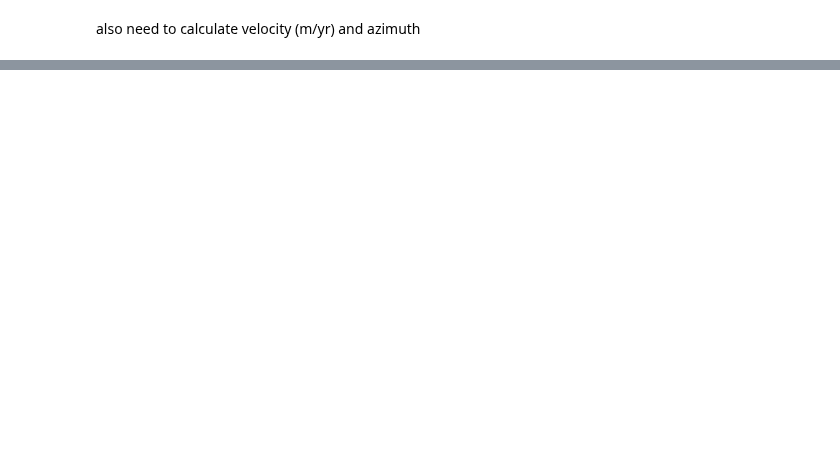
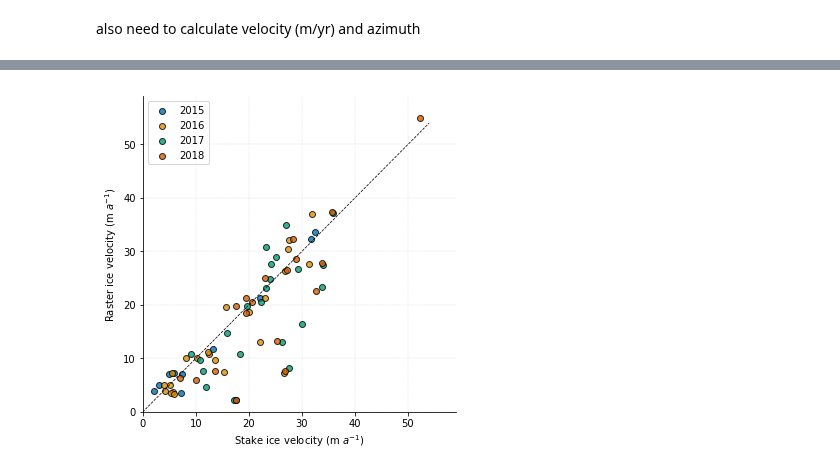
Before and after one commit to bpelto/ice_dynamics, a Jupyter notebook: stake_velocity.ipynb, the cells around one changed output, grey strips where cells are left out. Cells and saved outputs as stored; diff of their text form; code cells hidden in the pictures; blank space fills up the shorter version.

```diff
--- a/stake_velocity.ipynb
+++ b/stake_velocity.ipynb
@@ -183,0 +451,2 @@ SyntaxError: invalid syntax (<ipython-input-28-5f4d26e8ed5d>, line 4)
+# %%
+D['VV_d']=D.dh-D.B_dh
@@ -183,0 +477,3 @@ SyntaxError: invalid syntax (<ipython-input-28-5f4d26e8ed5d>, line 4)
+# %%
+D_kok = pd.read_csv('/home/pelto/Desktop/ice_flux/Kokanee/'+'kokanee_vel_diff.csv')
+D_kok
@@ -183,0 +493,4 @@ SyntaxError: invalid syntax (<ipython-input-28-5f4d26e8ed5d>, line 4)
+# %%
+D_con= pd.DataFrame(D)
+DD=pd.concat([D_con, D_kok], sort=False)# ignore_index=True)
+DD
@@ -183,0 +570,29 @@ SyntaxError: invalid syntax (<ipython-input-28-5f4d26e8ed5d>, line 4)
+# %%
+DD.Year = df.Year.astype(int)
+# %%
+import seaborn as sns
+# for name in glacier:
+#     V=dt[dt.glacier==name]
+#     print
+# for i in D.Year:
+#     D.Year[i]=int(D.Year[i])
+
+
+# plt.figure(figsize=(4,4))#(3.34,3.34))
+
+# plt.plot(np.arange(0, 290), np.arange(0, 290), 'k--', linewidth=0.5, zorder=1)
+
+# Use the 'hue' argument to provide a factor variable
+g= sns.lmplot( x="velocity", y="vz", data=DD, fit_reg=False, hue='Year', legend=False, palette='colorblind',scatter_kws={'linewidths':1,'edgecolor':'k'})
+# plt.scatter(D.velocity, D.vz, s=30, edgecolor='#3182bd', facecolor='#a6bddb', linewidth=1.4, label=D.Year)#, zorder=3)
+plt.plot(np.arange(0, 55), np.arange(0, 55), 'k--', linewidth=0.75, zorder=1)
+plt.xlabel('Stake ice velocity (m $a^{-1}$)')
+plt.ylabel('Raster ice velocity (m $a^{-1}$)')
+plt.xlim(0,59);plt.ylim(0,59)
+plt.legend(loc=2)
+plt.grid(linestyle=':', linewidth=0.4, color='gray', alpha=0.5, zorder=0)
+plt.tight_layout(pad=0.2)
+plt.savefig(loc+ 'products/Conrad_Kokanee_stake_vel_comp25m_0.9_ALLy_new.png',dpi=300)
+plt.show()
+# %% [output]
+[figure, added]
```
Also changed, not shown: parts of 33 cells of this notebook, 16 other files.
